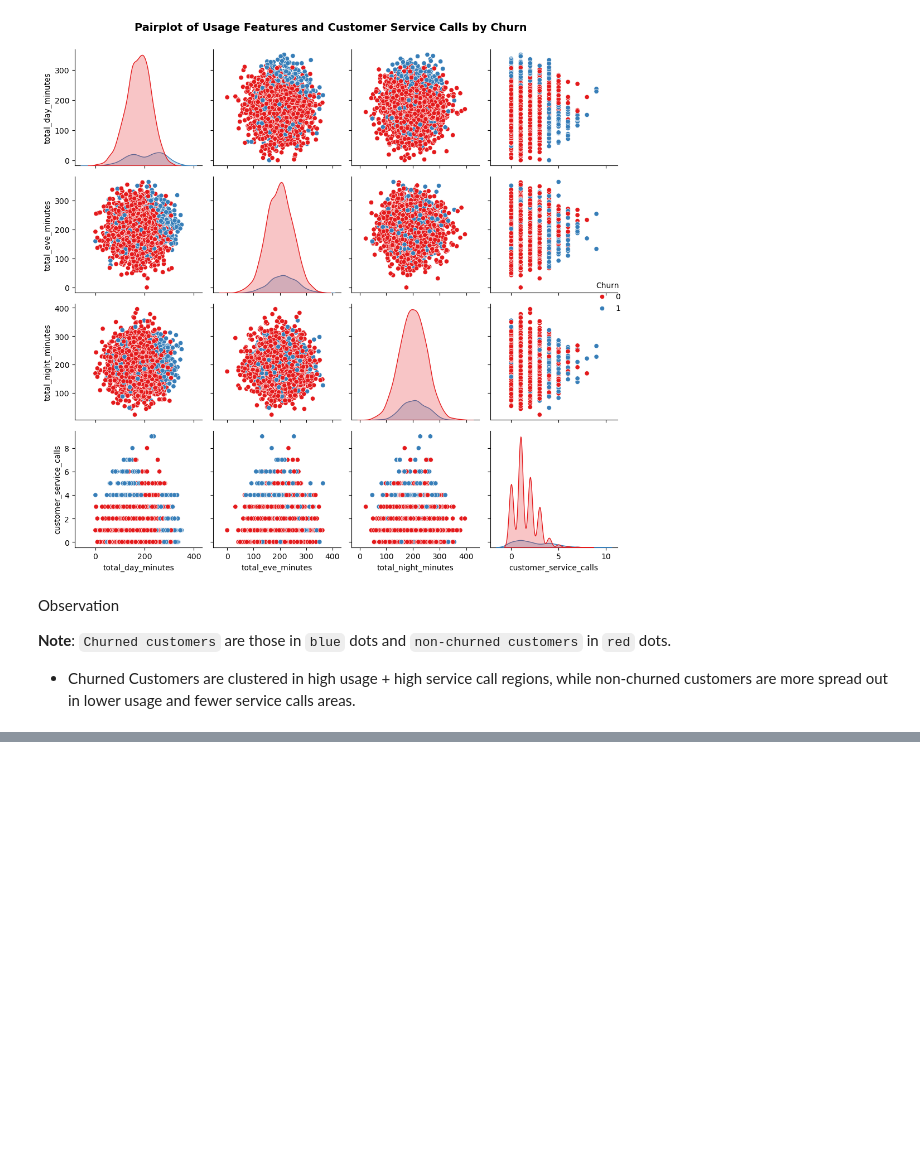
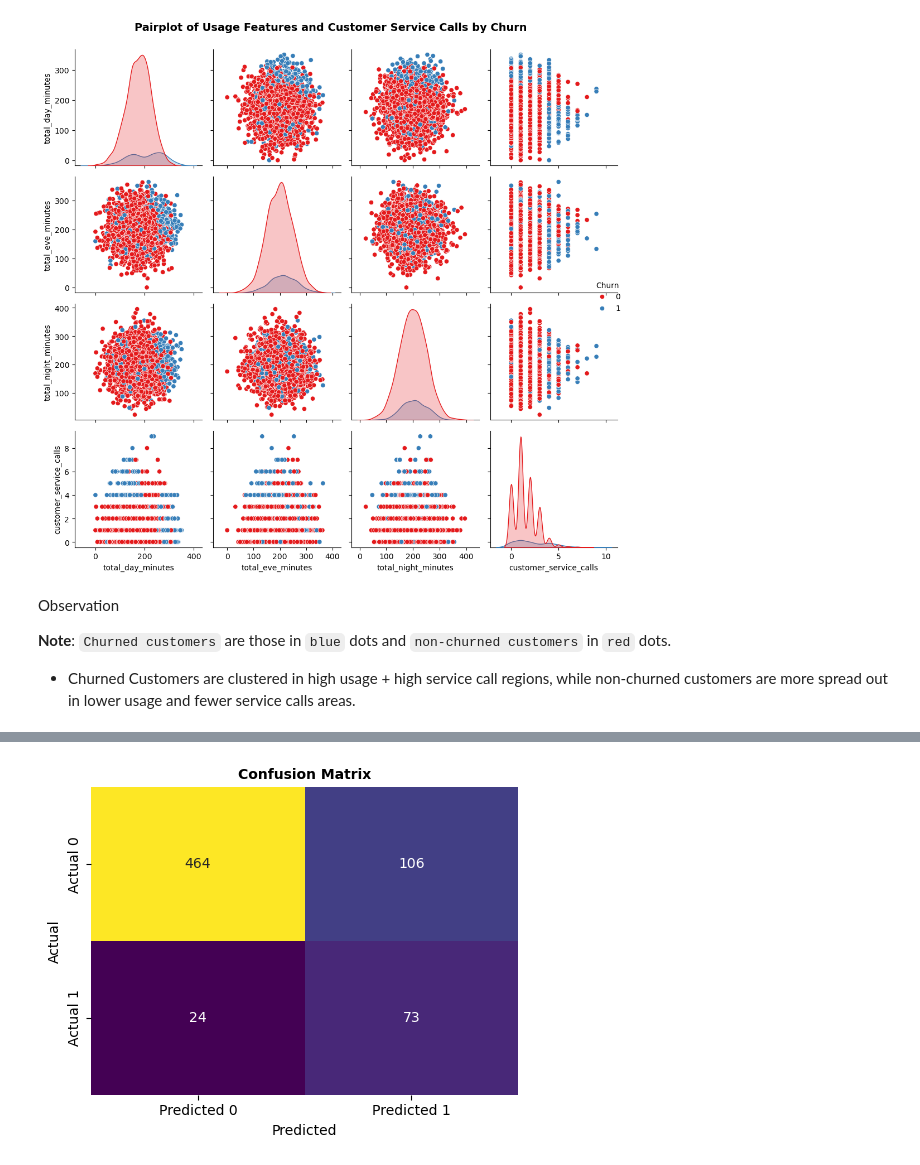
Before and after one commit to Mercykirwa25/End_Phase_3_Project, a Jupyter notebook: Churn_dataset.ipynb, the cells around one changed output, grey strips where cells are left out. Drawn from its saved outputs; the diff is of its cells as text; code cells hidden in the pictures; blank space fills up the shorter version.

```diff
--- a/Churn_dataset.ipynb
+++ b/Churn_dataset.ipynb
@@ -601,0 +759,10 @@ Following the Exploratory Data Analysis(EDA), the following steps are recommende
+# %%
+# Scale numeric features
+cont_fe = ["account_length", "total_day_minutes", "total_day_calls",
+           "total_eve_minutes", "total_eve_calls", "total_night_minutes",
+           "total_night_calls", "total_intl_minutes", "total_intl_calls", "total_usage"]
+
+scaler = StandardScaler()
+# Fit on resample training set and transfom train and test
+X_train_res[cont_fe] = scaler.fit_transform(X_train_res[cont_fe])
+X_test[cont_fe]= scaler.transform(X_test[cont_fe])
@@ -601,0 +785,8 @@ Following the Exploratory Data Analysis(EDA), the following steps are recommende
+# %%
+# instanting Logistic regtresssion
+lr = LogisticRegression(random_state=42, max_iter=1000)
+scoring = ["accuracy", "precision", "recall", "f1", "roc_auc"]
+cv_results = cross_validate(lr, X_train_res, y_train_res, cv=5, scoring=scoring, return_train_score=False)
+
+for metric in scoring:
+    print(f"Cross Validation {metric.capitalize()}: {cv_results['test_' + metric].mean():.2f} +_ {cv_results['test_' + metric].std():.2f}")
@@ -601,0 +804,13 @@ Following the Exploratory Data Analysis(EDA), the following steps are recommende
+# %%
+# Fitting the model and training
+lr.fit(X_train_res, y_train_res)
+
+# Predicting on test
+y_pred = lr.predict(X_test)
+
+# Test Metrics
+print("Test Accuracy:", round(accuracy_score(y_test, y_pred), 2))
+print("Test Recall:", round(recall_score(y_test, y_pred), 2))
+print("Test Precision:", round(precision_score(y_test, y_pred), 2))
+print("Test F1-score:", round(f1_score(y_test, y_pred), 2))
+print("Test ROC-AUC:", round(roc_auc_score(y_test, y_pred), 2))
@@ -601,0 +832,16 @@ Following the Exploratory Data Analysis(EDA), the following steps are recommende
+# %%
+# Confusion matrix
+conf = confusion_matrix(y_test, y_pred)
+
+# Visualizing confusion matrix
+plt.figure(figsize=(5,4))
+sns.heatmap(conf, annot=True, fmt=".0f", cmap="viridis", cbar=False,
+            xticklabels=["Predicted 0", "Predicted 1"],
+            yticklabels=["Actual 0", "Actual 1"])
+plt.ylabel("Actual")
+plt.xlabel("Predicted")
+plt.title("Confusion Matrix", fontsize=10, weight="bold")
+plt.tight_layout()
+plt.show()
+# %% [output]
+[figure, added]
```
Also changed, not shown: parts of 81 cells of this notebook, 1 other file.
